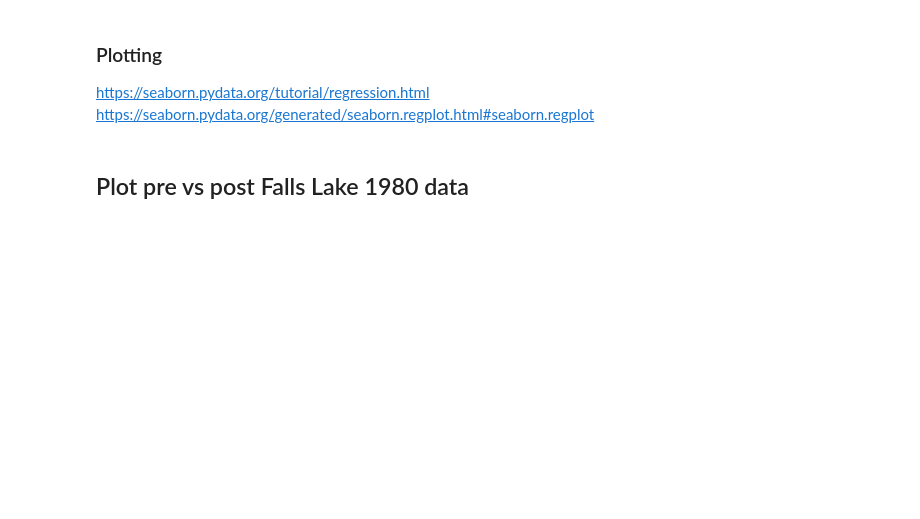
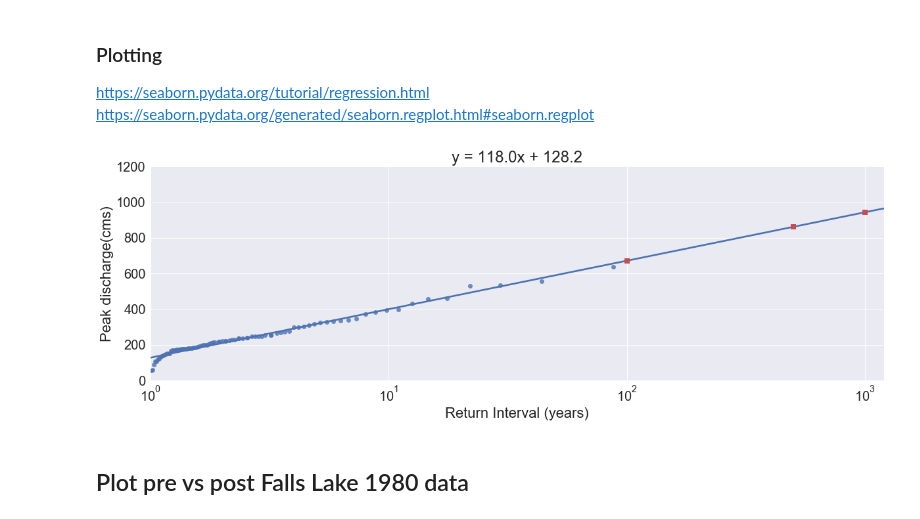
Before and after one commit to johnpfay/Water-Data-Bootcamp, a Jupyter notebook: 1_StreamFlow/Python/03-Flood-Frequency-Analysis.ipynb, the cells around one changed output. Saved outputs shown, nothing was run; the diff lists cells and outputs as text; code cells hidden in the pictures; blank space fills up the shorter version.

```diff
--- a/1_StreamFlow/Python/03-Flood-Frequency-Analysis.ipynb
+++ b/1_StreamFlow/Python/03-Flood-Frequency-Analysis.ipynb
@@ -47,4 +61,4 @@ dfMaxAnnual.head()
 # %%
-#Covert to a dataframe
-dfMA = pd.DataFrame(dfMaxAnnual)
+#Convert the array to a dataframe, renaming it to PeakFlow_cms
+dfMA = arrMaxAnnual.to_frame(name="PeakFlow_cms")
 dfMA.head()
@@ -51,5 +76,5 @@ dfMA.head()
 # %%
-### Compute rankings
+# Rank discharge from highest to lowest, storing value in a "rank" column
 dfMA['rank'] = dfMA.rank(ascending=False)
-dfMA.sort_values(by='MeanFlow_cms',ascending=False,inplace=True)
+dfMA.sort_values(by='PeakFlow_cms',ascending=False,inplace=True)
 dfMA.head()
@@ -70,3 +112,9 @@ logx = np.log(x)
 # %% [markdown]
 ### Compute the regression using NumPy functions
+# %%
+#Set variables
+x = dfMA['RI']
+y = dfMA['PeakFlow_cms']
+
+logx = np.log(x)
 # %%
@@ -77,6 +125,6 @@ print(regSlope, regIntercept)
 118.000954287 128.192588643
 # %%
 #Convert the regression components into a printable formula
-regText = "y = {0:.1f}x + {1:.1f}".format(slope,intercept)
+regText = "y = {0:.1f}x + {1:.1f}".format(regSlope,regIntercept)
 print(regText)
 # %% [output]
@@ -111,34 +168,36 @@ sns.set(color_codes=True,font_scale=2)
 # %%
 #Create the canvas (fig) and axes (ax) objects, setting the figure size
 fig, ax = plt.subplots(figsize=(20,6))
 
 #Set axis properties
 ax.set(xlim=(1,1200),
        ylim=(0,1200),
        xscale ="log",
        label=regText
       )
 
 #Plot the data
 ax = sns.regplot(x='RI',
-                 y='MeanFlow_cms',
+                 y='PeakFlow_cms',
                  data=dfMA,
                  logx=True,
                  fit_reg=True,
                  ci=None)
 
 #Set the axis labels.
 ax.set(xlabel='Return Interval (years)',
        ylabel='Peak discharge(cms)',
        title=regText
       )
 
 #Compute Peak discharges from 100, 500, and 1000 year intervals
 for RI in (100,500,1000):
     #Compute peak discharge from RI
     peakFlow = (np.log(RI) * regSlope) + regIntercept
     #Add to the plot
     ax.plot(RI,peakFlow,'rs',markersize=8) #'rs' = red square markers
+# %% [output]
+[figure, added]
 # %% [markdown]
 ## Plot pre vs post Falls Lake 1980 data
 # %%
```
Also changed, not shown: parts of 21 cells of this notebook.
